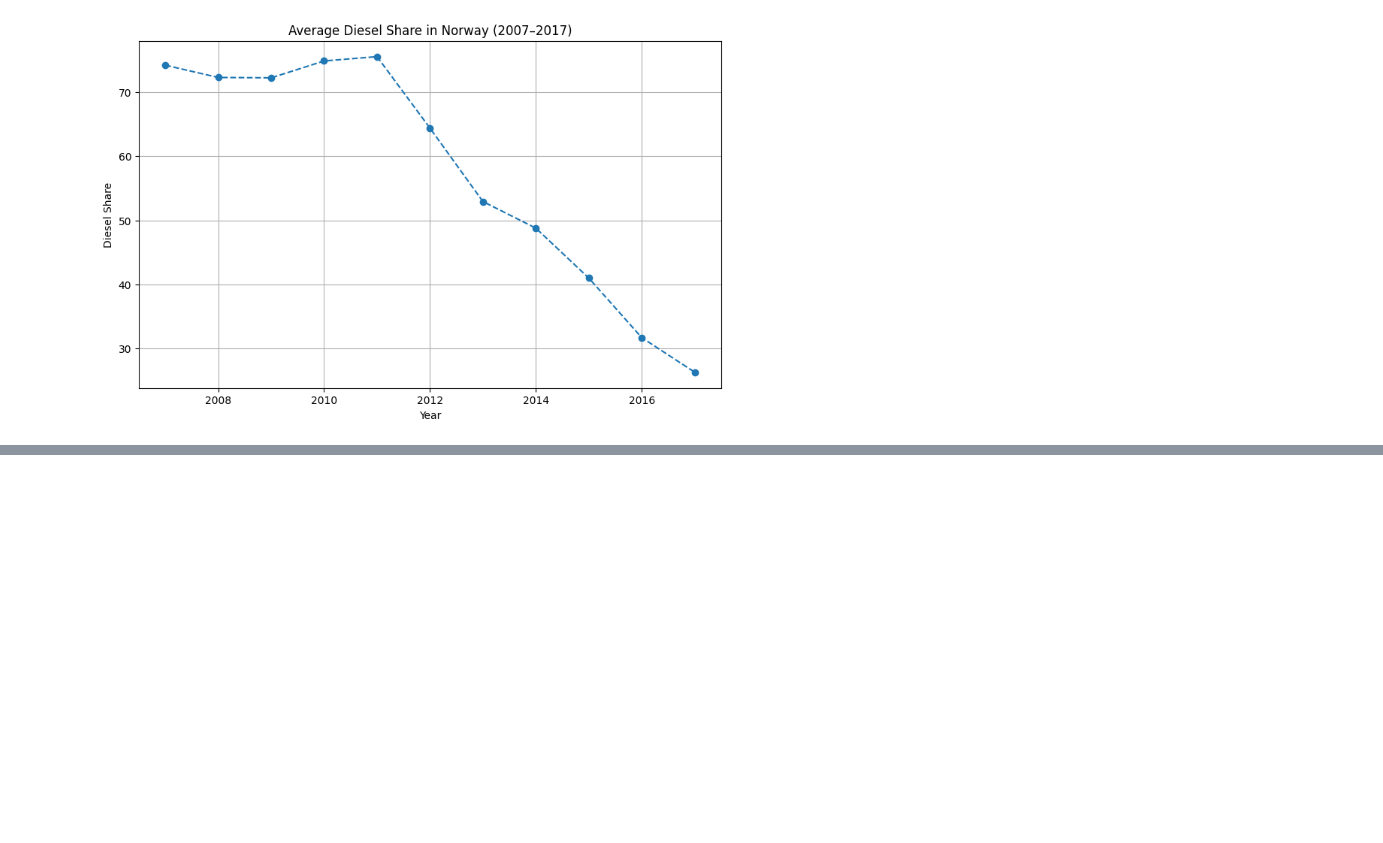
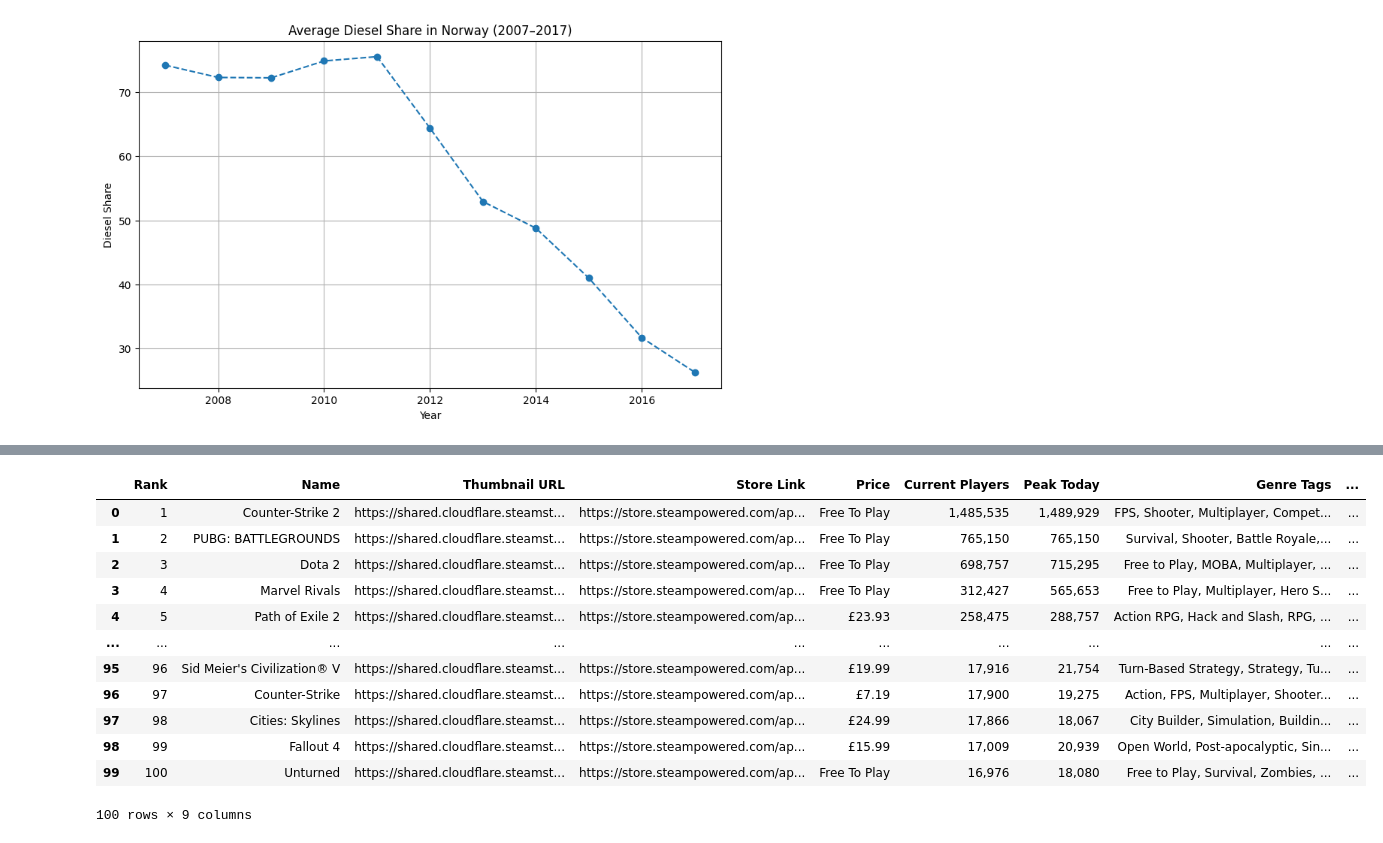
Before and after one commit to erikunevik/data_visualization_erik_unevik_de24, a Jupyter notebook: exercises/exercise0/exercise0erikunevik.ipynb, the cells around one changed output, grey strips where cells are left out. Cells and saved outputs as stored; diff of their text form; code cells hidden in the pictures; blank space fills up the shorter version.

```diff
--- a/exercises/exercise0/exercise0erikunevik.ipynb
+++ b/exercises/exercise0/exercise0erikunevik.ipynb
@@ -579,0 +759,20 @@ plt.show()
+# %%
+df2["Original Price"] = df2["Price"]  # store original before changes
+df2["Original Price"].unique()
+
+
+df2
+# %% [output]
+|  | Rank | Name | Thumbnail URL | Store Link | Price | Current Players | Peak Today | Genre Tags | ... |
+| 0 | 1 | Counter-Strike 2 | https://shared.cloudflare.steamst... | https://store.steampowered.com/ap... | Free To Play | 1,485,535 | 1,489,929 | FPS, Shooter, Multiplayer, Compet... | ... |
+| 1 | 2 | PUBG: BATTLEGROUNDS | https://shared.cloudflare.steamst... | https://store.steampowered.com/ap... | Free To Play | 765,150 | 765,150 | Survival, Shooter, Battle Royale,... | ... |
+| 2 | 3 | Dota 2 | https://shared.cloudflare.steamst... | https://store.steampowered.com/ap... | Free To Play | 698,757 | 715,295 | Free to Play, MOBA, Multiplayer, ... | ... |
+| 3 | 4 | Marvel Rivals | https://shared.cloudflare.steamst... | https://store.steampowered.com/ap... | Free To Play | 312,427 | 565,653 | Free to Play, Multiplayer, Hero S... | ... |
+| 4 | 5 | Path of Exile 2 | https://shared.cloudflare.steamst... | https://store.steampowered.com/ap... | £23.93 | 258,475 | 288,757 | Action RPG, Hack and Slash, RPG, ... | ... |
+| ... | ... | ... | ... | ... | ... | ... | ... | ... | ... |
+| 95 | 96 | Sid Meier's Civilization® V | https://shared.cloudflare.steamst... | https://store.steampowered.com/ap... | £19.99 | 17,916 | 21,754 | Turn-Based Strategy, Strategy, Tu... | ... |
+| 96 | 97 | Counter-Strike | https://shared.cloudflare.steamst... | https://store.steampowered.com/ap... | £7.19 | 17,900 | 19,275 | Action, FPS, Multiplayer, Shooter... | ... |
+| 97 | 98 | Cities: Skylines | https://shared.cloudflare.steamst... | https://store.steampowered.com/ap... | £24.99 | 17,866 | 18,067 | City Builder, Simulation, Buildin... | ... |
+| 98 | 99 | Fallout 4 | https://shared.cloudflare.steamst... | https://store.steampowered.com/ap... | £15.99 | 17,009 | 20,939 | Open World, Post-apocalyptic, Sin... | ... |
+| 99 | 100 | Unturned | https://shared.cloudflare.steamst... | https://store.steampowered.com/ap... | Free To Play | 16,976 | 18,080 | Free to Play, Survival, Zombies, ... | ... |
+100 rows × 9 columns
```
Also changed, not shown: parts of 20 cells of this notebook, 7 other files.
